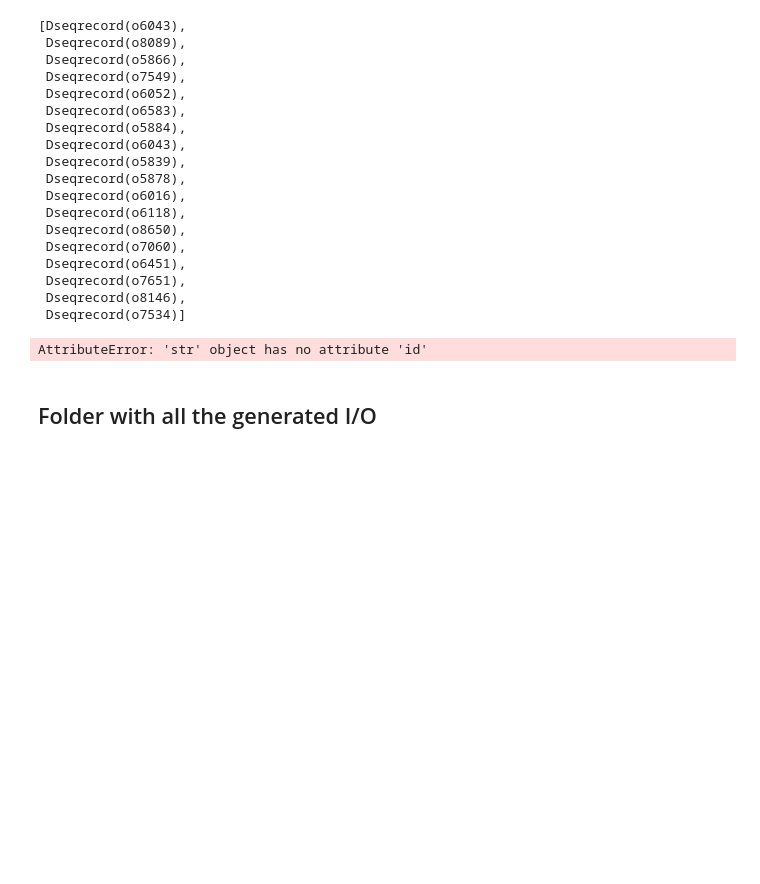
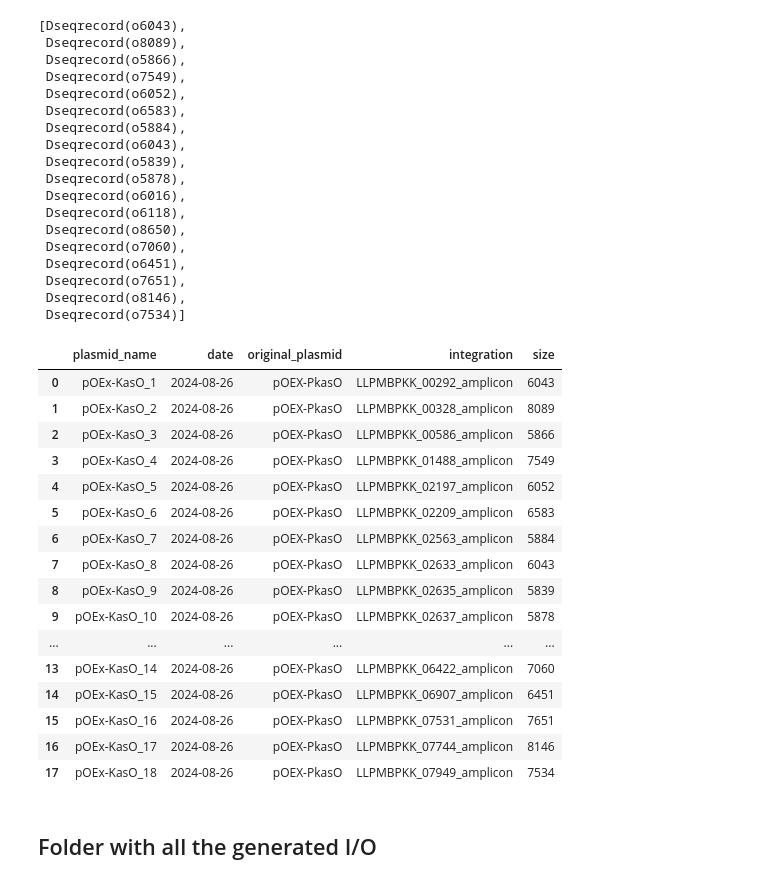
Before and after one commit to hiyama341/streptocad, a Jupyter notebook: notebooks/app_workflows/W1_overexpression_workflow.ipynb, the cells around one changed output. Cells and saved outputs as stored; diff of their text form; code cells hidden in the pictures; blank space fills up the shorter version.

```diff
--- a/notebooks/app_workflows/W1_overexpression_workflow.ipynb
+++ b/notebooks/app_workflows/W1_overexpression_workflow.ipynb
@@ -37,7 +37,7 @@ path_to_file = '../../data/data_for_tf_activation_project/GOE_regulators/GOE_reg
 clean_seq = load_and_process_genome_sequences(path_to_file)
 
 # 2 Add plasmid
-path_to_plasmid = '../../data/data_for_tf_activation_project/plasmids/p270_prm4e-pkaso-rbs.gb'
+path_to_plasmid = '../../data/plasmids/pOEX-PkasO.gb'
 clean_plasmid = load_and_process_plasmid(path_to_plasmid)
 
 # 3 Choose overlapping sequences for our plasmid we can use the following
@@ -46,9 +46,7 @@ dw_homology = "CGCAAGCCGCCACTCGAACGGAAGG".upper()
 
 #### Advanced settings ####
 # 4 Choose polymerase and target melting temperature
-chosen_polymerase = 'Phusion High-Fidelity DNA Polymerase (GC Buffer)'
-#chosen_polymerase = 'default'
-
+chosen_polymerase = 'Q5 High-Fidelity 2X Master Mix'
 melting_temperature = 60
 primer_concentration = 0.4
 primer_number_increment = 1
@@ -201,14 +261,30 @@ assembled_plasmids
 # %%
 
 
 amplicon_names = [seq.name for seq in list_of_amplicons]
 plasmid_metadata_df = extract_metadata_to_dataframe(assembled_plasmids,
-                                                    'pOEx-PkasO',
+                                                    clean_plasmid,
                                                     amplicon_names)
 
 plasmid_metadata_df
 # %% [output]
-AttributeError: 'str' object has no attribute 'id'
+|  | plasmid_name | date | original_plasmid | integration | size |
+| 0 | pOEx-KasO_1 | 2024-08-26 | pOEX-PkasO | LLPMBPKK_00292_amplicon | 6043 |
+| 1 | pOEx-KasO_2 | 2024-08-26 | pOEX-PkasO | LLPMBPKK_00328_amplicon | 8089 |
+| 2 | pOEx-KasO_3 | 2024-08-26 | pOEX-PkasO | LLPMBPKK_00586_amplicon | 5866 |
+| 3 | pOEx-KasO_4 | 2024-08-26 | pOEX-PkasO | LLPMBPKK_01488_amplicon | 7549 |
+| 4 | pOEx-KasO_5 | 2024-08-26 | pOEX-PkasO | LLPMBPKK_02197_amplicon | 6052 |
+| 5 | pOEx-KasO_6 | 2024-08-26 | pOEX-PkasO | LLPMBPKK_02209_amplicon | 6583 |
+| 6 | pOEx-KasO_7 | 2024-08-26 | pOEX-PkasO | LLPMBPKK_02563_amplicon | 5884 |
+| 7 | pOEx-KasO_8 | 2024-08-26 | pOEX-PkasO | LLPMBPKK_02633_amplicon | 6043 |
+| 8 | pOEx-KasO_9 | 2024-08-26 | pOEX-PkasO | LLPMBPKK_02635_amplicon | 5839 |
+| 9 | pOEx-KasO_10 | 2024-08-26 | pOEX-PkasO | LLPMBPKK_02637_amplicon | 5878 |
+| ... | ... | ... | ... | ... | ... |
+| 13 | pOEx-KasO_14 | 2024-08-26 | pOEX-PkasO | LLPMBPKK_06422_amplicon | 7060 |
+| 14 | pOEx-KasO_15 | 2024-08-26 | pOEX-PkasO | LLPMBPKK_06907_amplicon | 6451 |
+| 15 | pOEx-KasO_16 | 2024-08-26 | pOEX-PkasO | LLPMBPKK_07531_amplicon | 7651 |
+| 16 | pOEx-KasO_17 | 2024-08-26 | pOEX-PkasO | LLPMBPKK_07744_amplicon | 8146 |
+| 17 | pOEx-KasO_18 | 2024-08-26 | pOEX-PkasO | LLPMBPKK_07949_amplicon | 7534 |
 # %% [markdown]
 ## Folder with all the generated I/O
 # %%
```
Also changed, not shown: parts of 4 cells of this notebook.
